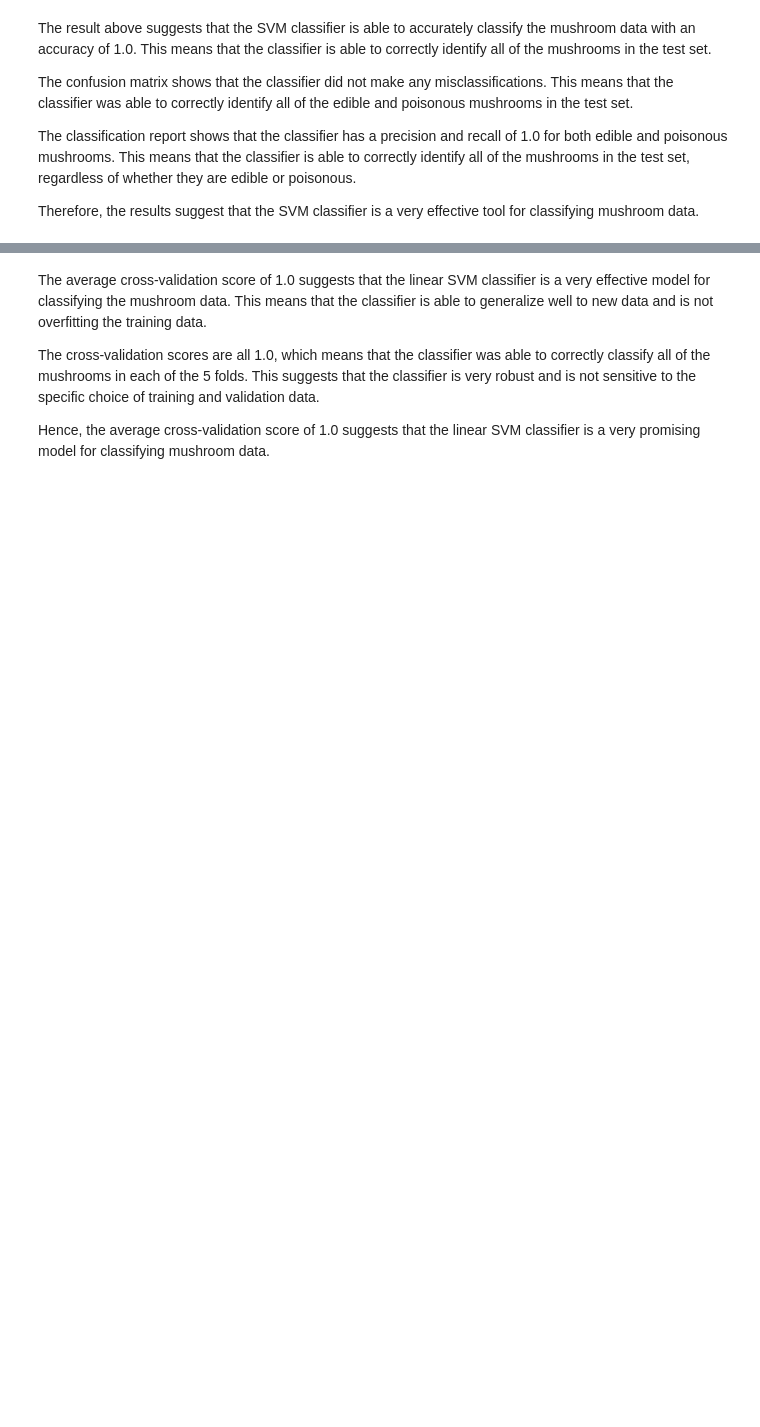
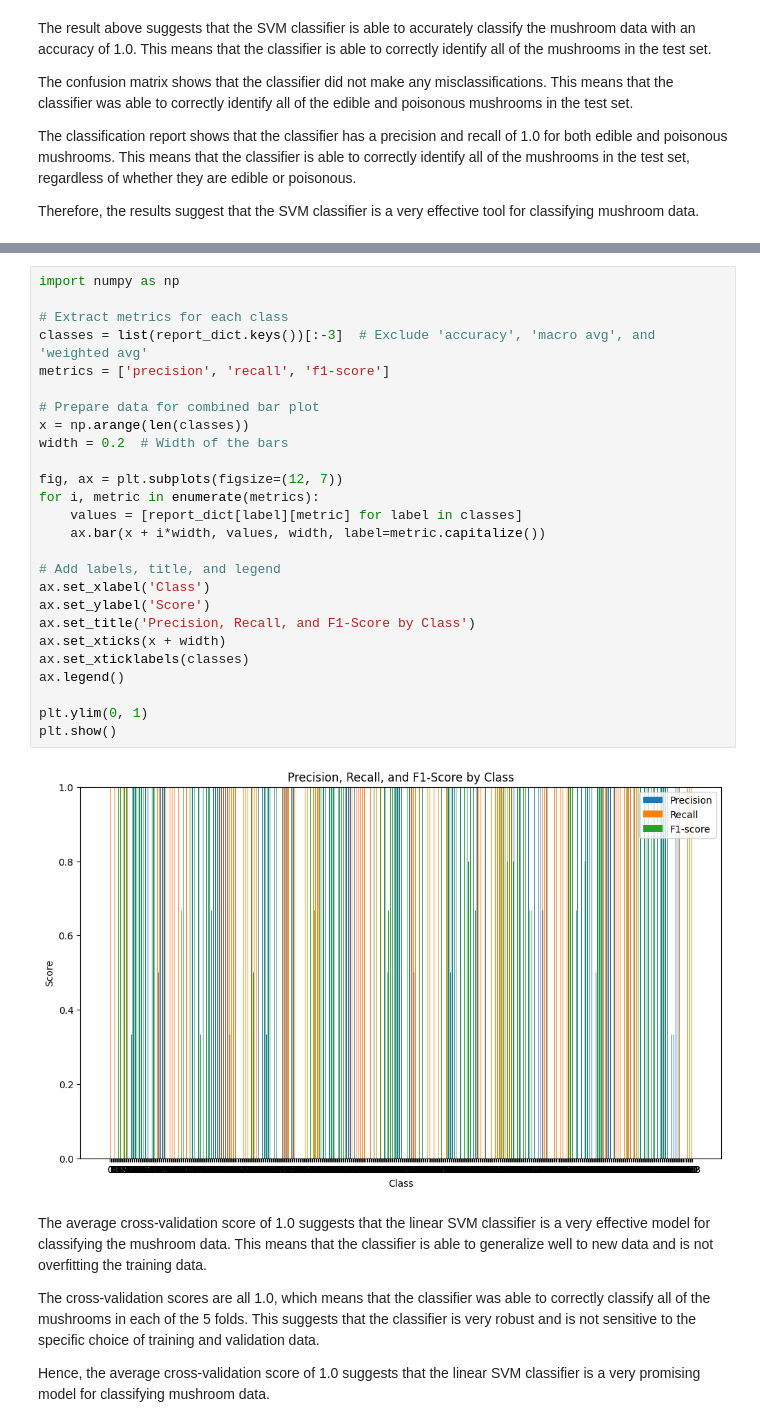
Before and after one commit to Eshan16pandey/EDA-II, a Jupyter notebook: Supportvectormachine.ipynb, the cells around one changed output, grey strips where cells are left out. Cells and saved outputs as stored; diff of their text form; blank space fills up the shorter version.

```diff
--- a/Supportvectormachine.ipynb
+++ b/Supportvectormachine.ipynb
@@ -180,3 +358,31 @@ plt.show()
+# %%
+import numpy as np
+
+# Extract metrics for each class
+classes = list(report_dict.keys())[:-3]  # Exclude 'accuracy', 'macro avg', and 'weighted avg'
+metrics = ['precision', 'recall', 'f1-score']
+
+# Prepare data for combined bar plot
+x = np.arange(len(classes))
+width = 0.2  # Width of the bars
+
+fig, ax = plt.subplots(figsize=(12, 7))
+for i, metric in enumerate(metrics):
+    values = [report_dict[label][metric] for label in classes]
+    ax.bar(x + i*width, values, width, label=metric.capitalize())
+
+# Add labels, title, and legend
+ax.set_xlabel('Class')
+ax.set_ylabel('Score')
+ax.set_title('Precision, Recall, and F1-Score by Class')
+ax.set_xticks(x + width)
+ax.set_xticklabels(classes)
+ax.legend()
+
+plt.ylim(0, 1)
+plt.show()
+# %% [output]
+[figure, added]
 # %% [markdown]
 The average cross-validation score of 1.0 suggests that the linear SVM classifier is a very effective model for classifying the mushroom data. This means that the classifier is able to generalize well to new data and is not overfitting the training data.
 
```
Also changed, not shown: parts of 23 cells of this notebook.
